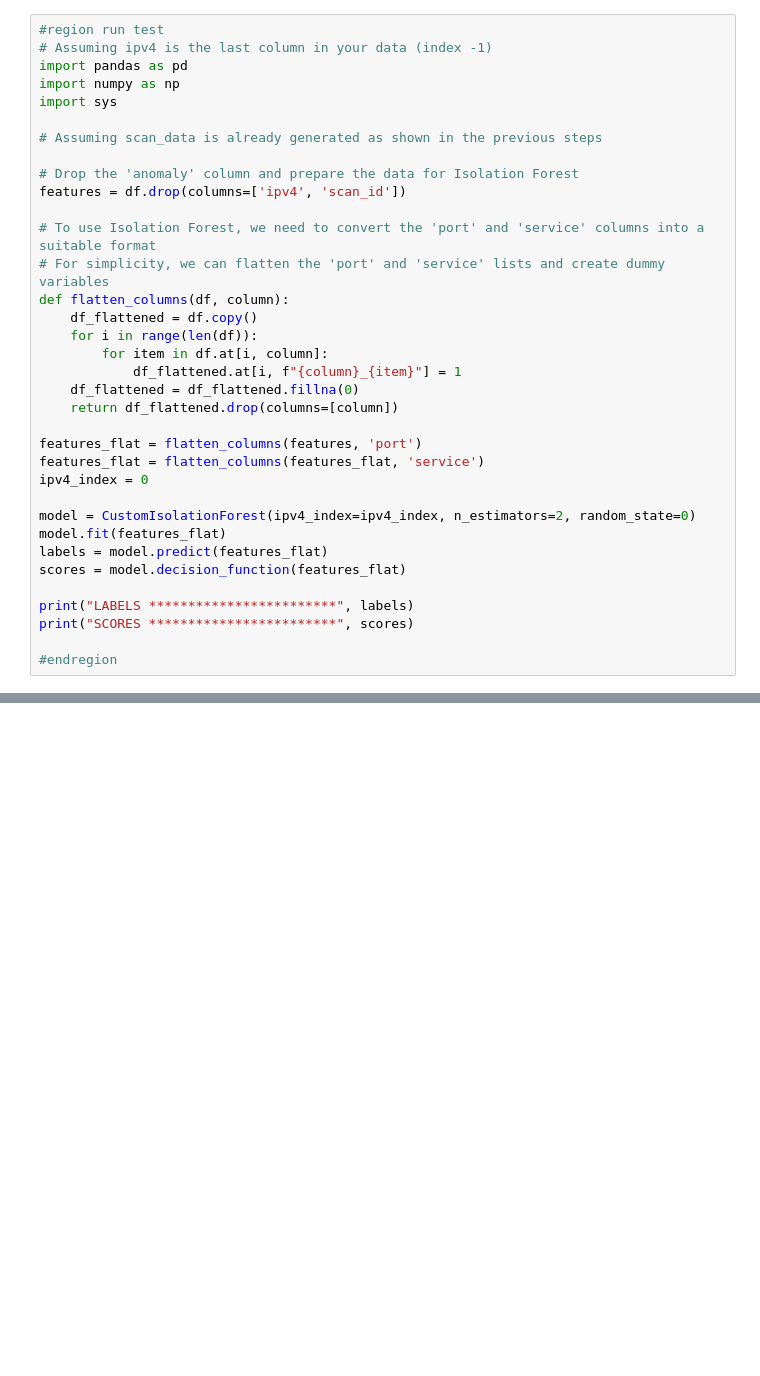
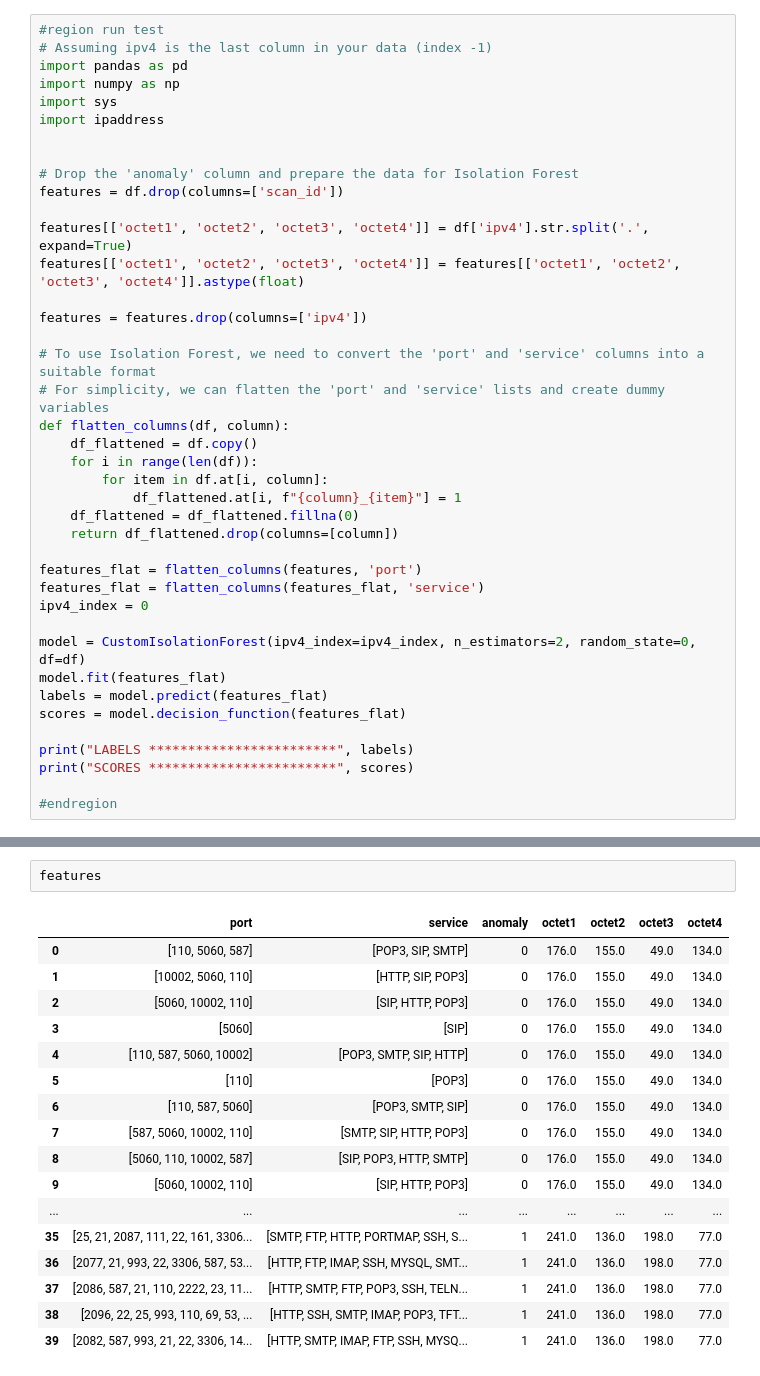
Before and after one commit to cdjidjev/custom_iForest, a Jupyter notebook: processingTrees_update.ipynb, the cells around one changed output, grey strips where cells are left out. Drawn from its saved outputs; the diff is of its cells as text; blank space fills up the shorter version.

```diff
--- a/processingTrees_update.ipynb
+++ b/processingTrees_update.ipynb
@@ -1165,11 +145,16 @@ def _average_path_length(n_samples_leaf):
 import pandas as pd
 import numpy as np
 import sys
+import ipaddress
 
-# Assuming scan_data is already generated as shown in the previous steps
 
 # Drop the 'anomaly' column and prepare the data for Isolation Forest
-features = df.drop(columns=['ipv4', 'scan_id'])
+features = df.drop(columns=['scan_id'])
+
+features[['octet1', 'octet2', 'octet3', 'octet4']] = df['ipv4'].str.split('.', expand=True)
+features[['octet1', 'octet2', 'octet3', 'octet4']] = features[['octet1', 'octet2', 'octet3', 'octet4']].astype(float)
+
+features = features.drop(columns=['ipv4'])
 
 # To use Isolation Forest, we need to convert the 'port' and 'service' columns into a suitable format
 # For simplicity, we can flatten the 'port' and 'service' lists and create dummy variables
@@ -1185,7 +170,7 @@ features_flat = flatten_columns(features, 'port')
 features_flat = flatten_columns(features_flat, 'service')
 ipv4_index = 0
 
-model = CustomIsolationForest(ipv4_index=ipv4_index, n_estimators=2, random_state=0)
+model = CustomIsolationForest(ipv4_index=ipv4_index, n_estimators=2, random_state=0, df=df)
 model.fit(features_flat)
 labels = model.predict(features_flat)
 scores = model.decision_function(features_flat)
@@ -1199,0 +185,20 @@ SCORES ************************ {'33.73.174.111': 0.0, '56.73.174.168': 0.0}
+# %%
+features
+# %% [output]
+|  | port | service | anomaly | octet1 | octet2 | octet3 | octet4 |
+| 0 | [110, 5060, 587] | [POP3, SIP, SMTP] | 0 | 176.0 | 155.0 | 49.0 | 134.0 |
+| 1 | [10002, 5060, 110] | [HTTP, SIP, POP3] | 0 | 176.0 | 155.0 | 49.0 | 134.0 |
+| 2 | [5060, 10002, 110] | [SIP, HTTP, POP3] | 0 | 176.0 | 155.0 | 49.0 | 134.0 |
+| 3 | [5060] | [SIP] | 0 | 176.0 | 155.0 | 49.0 | 134.0 |
+| 4 | [110, 587, 5060, 10002] | [POP3, SMTP, SIP, HTTP] | 0 | 176.0 | 155.0 | 49.0 | 134.0 |
+| 5 | [110] | [POP3] | 0 | 176.0 | 155.0 | 49.0 | 134.0 |
+| 6 | [110, 587, 5060] | [POP3, SMTP, SIP] | 0 | 176.0 | 155.0 | 49.0 | 134.0 |
+| 7 | [587, 5060, 10002, 110] | [SMTP, SIP, HTTP, POP3] | 0 | 176.0 | 155.0 | 49.0 | 134.0 |
+| 8 | [5060, 110, 10002, 587] | [SIP, POP3, HTTP, SMTP] | 0 | 176.0 | 155.0 | 49.0 | 134.0 |
+| 9 | [5060, 10002, 110] | [SIP, HTTP, POP3] | 0 | 176.0 | 155.0 | 49.0 | 134.0 |
+| ... | ... | ... | ... | ... | ... | ... | ... |
+| 35 | [25, 21, 2087, 111, 22, 161, 3306... | [SMTP, FTP, HTTP, PORTMAP, SSH, S... | 1 | 241.0 | 136.0 | 198.0 | 77.0 |
+| 36 | [2077, 21, 993, 22, 3306, 587, 53... | [HTTP, FTP, IMAP, SSH, MYSQL, SMT... | 1 | 241.0 | 136.0 | 198.0 | 77.0 |
+| 37 | [2086, 587, 21, 110, 2222, 23, 11... | [HTTP, SMTP, FTP, POP3, SSH, TELN... | 1 | 241.0 | 136.0 | 198.0 | 77.0 |
+| 38 | [2096, 22, 25, 993, 110, 69, 53, ... | [HTTP, SSH, SMTP, IMAP, POP3, TFT... | 1 | 241.0 | 136.0 | 198.0 | 77.0 |
+| 39 | [2082, 587, 993, 21, 22, 3306, 14... | [HTTP, SMTP, IMAP, FTP, SSH, MYSQ... | 1 | 241.0 | 136.0 | 198.0 | 77.0 |
```
Also changed, not shown: parts of 6 cells of this notebook, 2 other files.
